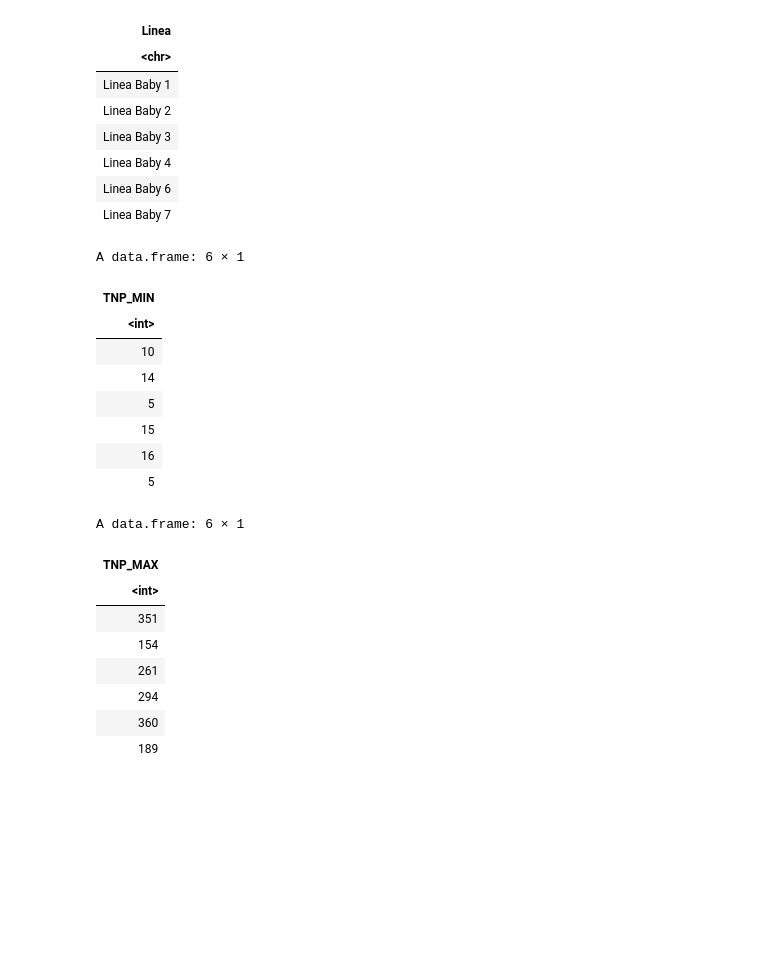
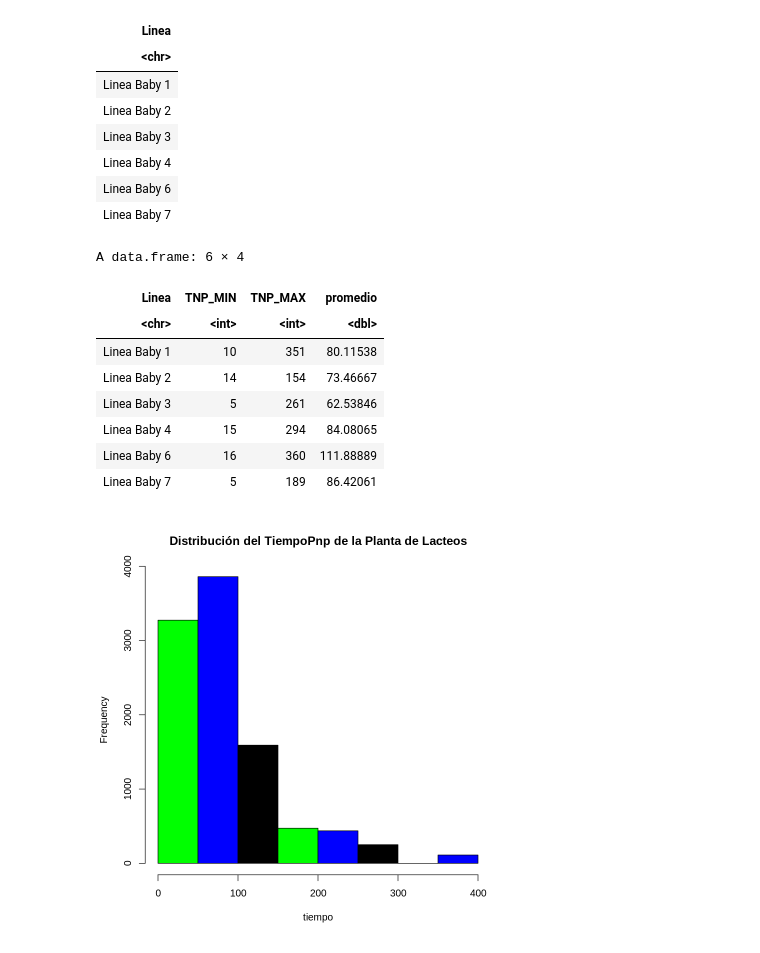
Before and after one commit to lismarcarolinacamacho/R-Y-SQL, a Jupyter notebook: Copia_de_kernel_de_R_+SQL.ipynb, the cells around one changed output. Drawn from its saved outputs; the diff is of its cells as text; code cells hidden in the pictures; blank space fills up the shorter version.

```diff
--- a/Copia_de_kernel_de_R_+SQL.ipynb
+++ b/Copia_de_kernel_de_R_+SQL.ipynb
@@ -105,33 +105,21 @@ A data.frame: 6 × 1
 # %%
 # conocer el tiempo de parada maximo y minimo por  linea
 
 sqldf(
-  "select min(TiempoPNP) AS TNP_MIN from dataset
+  "select Linea, min(TiempoPNP) AS TNP_MIN,
+  max(TiempoPNP) AS TNP_MAX,
+  avg(TiempoPNP) AS promedio
+  from dataset
   group by Linea
-    "
+  "
 )
-
-sqldf(
-  "select max(TiempoPNP) AS TNP_MAX from dataset
-   group by Linea
-    "
-)
 # %% [output]
-A data.frame: 6 × 1
+A data.frame: 6 × 4
-| TNP_MIN |
-| <int> |
-| 10 |
-| 14 |
-| 5 |
-| 15 |
-| 16 |
-| 5 |
+| Linea | TNP_MIN | TNP_MAX | promedio |
+| <chr> | <int> | <int> | <dbl> |
+| Linea Baby 1 | 10 | 351 | 80.11538 |
+| Linea Baby 2 | 14 | 154 | 73.46667 |
+| Linea Baby 3 | 5 | 261 | 62.53846 |
+| Linea Baby 4 | 15 | 294 | 84.08065 |
+| Linea Baby 6 | 16 | 360 | 111.88889 |
+| Linea Baby 7 | 5 | 189 | 86.42061 |
-A data.frame: 6 × 1
-| TNP_MAX |
-| <int> |
-| 351 |
-| 154 |
-| 261 |
-| 294 |
-| 360 |
-| 189 |
@@ -137,0 +128,5 @@ A data.frame: 6 × 1
+# %%
+#histogramaq
+hist(tiempo, col=c ('green', 'blue','black'), main= 'Distribución del TiempoPnp de la Planta de Lacteos', breaks=10)
+# %% [output]
+[figure, added]
```
Also changed, not shown: parts of 4 cells of this notebook.
